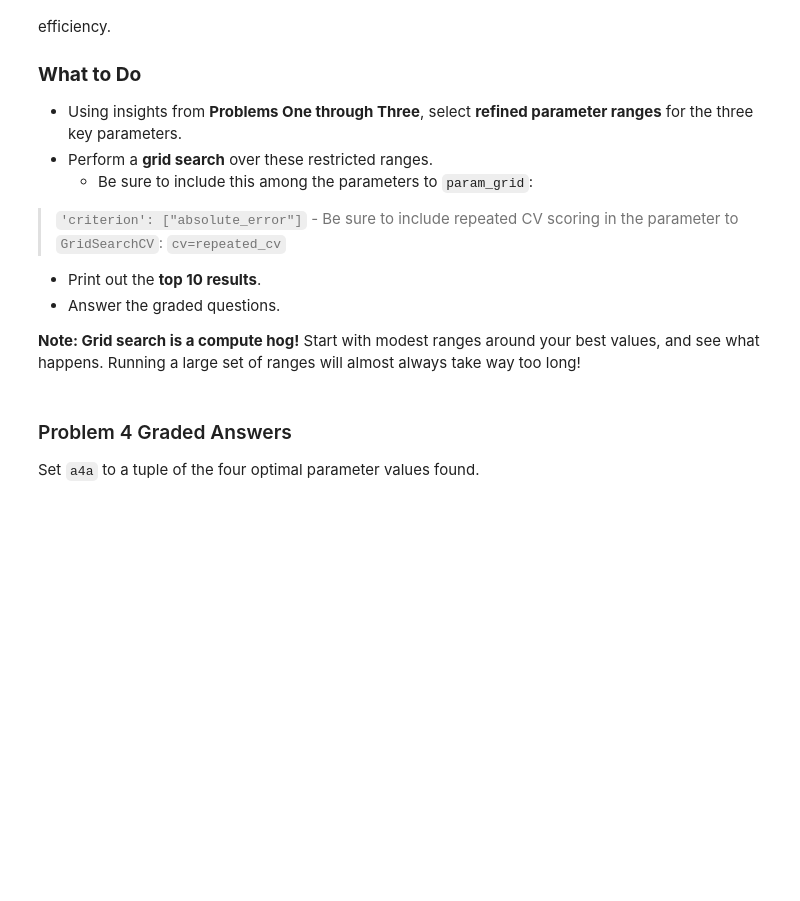
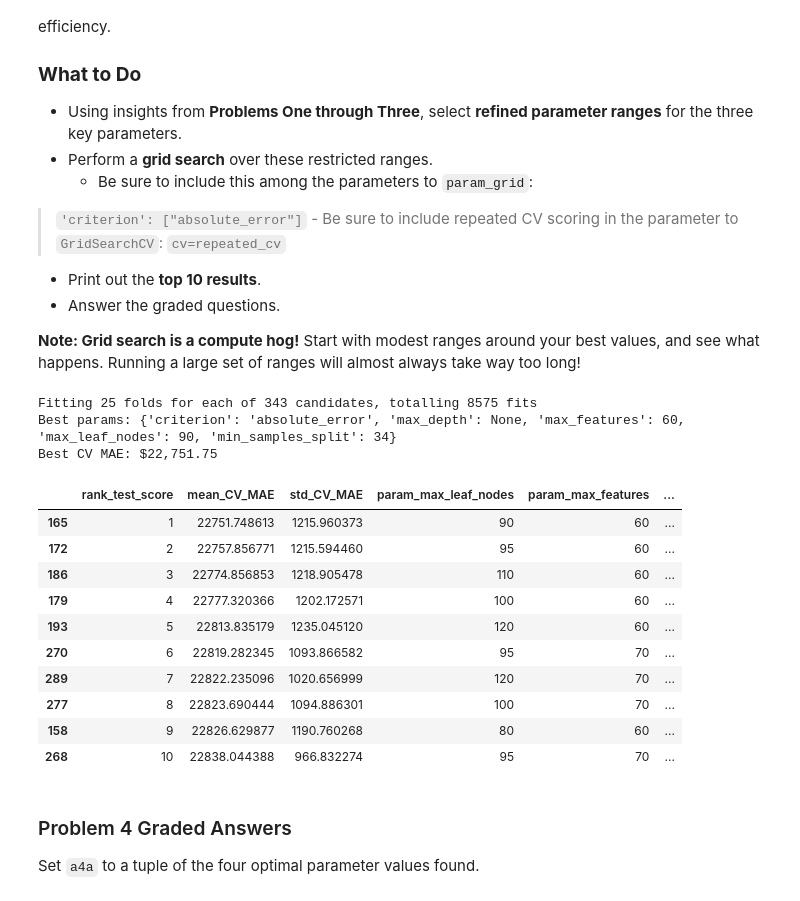
Before and after one commit to waysnyder/Module-3-Assignments, a Jupyter notebook: Homework_06.ipynb, the cells around one changed output. Saved outputs shown, nothing was run; the diff lists cells and outputs as text; code cells hidden in the pictures; blank space fills up the shorter version.

```diff
--- a/Homework_06.ipynb
+++ b/Homework_06.ipynb
@@ -551,3 +578,68 @@ Now that we have a solid understanding of how our parameters influence model per
+# %%
+# Your code here
+# Refined ranges around the best values you found
+param_grid = {
+    "criterion": ["absolute_error"],
+
+    # Around best ~95
+    "max_leaf_nodes": [70, 80, 90, 95, 100, 110, 120],
+
+    # Around best ~60 (and include None = "all features" as a comparison)
+    "max_features": [40, 50, 55, 60, 65, 70, None],
+
+    # Around best ~34
+    "min_samples_split": [2, 10, 20, 30, 34, 40, 50],
+
+    # Keep depth unconstrained since leaf_nodes is doing the sizing
+    "max_depth": [None],
+}
+
+dt = DecisionTreeRegressor(random_state=random_seed)
+
+grid = GridSearchCV(
+    estimator=dt,
+    param_grid=param_grid,
+    scoring="neg_mean_absolute_error",
+    cv=repeated_cv,
+    n_jobs=-1,
+    verbose=1,
+    return_train_score=False
+)
+
+grid.fit(X_train, y_train)
+
+print("Best params:", grid.best_params_)
+print(f"Best CV MAE: ${-grid.best_score_:,.2f}")  # convert neg MAE to MAE
+
+# Top 10 results
+results = pd.DataFrame(grid.cv_results_)
+
+top10 = (
+    results.sort_values("mean_test_score", ascending=False)  # higher (less negative) is better
+           .head(10)
+           .copy()
+)
+
+top10["mean_CV_MAE"] = -top10["mean_test_score"]
+top10["std_CV_MAE"]  =  top10["std_test_score"]  # std is same magnitude; scores are negative but std is positive
+
+cols = ["rank_test_score", "mean_CV_MAE", "std_CV_MAE", "param_max_leaf_nodes", "param_max_features", "param_min_samples_split", "param_max_depth", "param_criterion"]
+top10[cols]
+# %% [output]
+Fitting 25 folds for each of 343 candidates, totalling 8575 fits
+Best params: {'criterion': 'absolute_error', 'max_depth': None, 'max_features': 60, 'max_leaf_nodes': 90, 'min_samples_split': 34}
+Best CV MAE: $22,751.75
+|  | rank_test_score | mean_CV_MAE | std_CV_MAE | param_max_leaf_nodes | param_max_features | ... |
+| 165 | 1 | 22751.748613 | 1215.960373 | 90 | 60 | ... |
+| 172 | 2 | 22757.856771 | 1215.594460 | 95 | 60 | ... |
+| 186 | 3 | 22774.856853 | 1218.905478 | 110 | 60 | ... |
+| 179 | 4 | 22777.320366 | 1202.172571 | 100 | 60 | ... |
+| 193 | 5 | 22813.835179 | 1235.045120 | 120 | 60 | ... |
+| 270 | 6 | 22819.282345 | 1093.866582 | 95 | 70 | ... |
+| 289 | 7 | 22822.235096 | 1020.656999 | 120 | 70 | ... |
+| 277 | 8 | 22823.690444 | 1094.886301 | 100 | 70 | ... |
+| 158 | 9 | 22826.629877 | 1190.760268 | 80 | 60 | ... |
+| 268 | 10 | 22838.044388 | 966.832274 | 95 | 70 | ... |
 # %% [markdown]
 ### Problem 4 Graded Answers
 
```
Also changed, not shown: parts of 16 cells of this notebook.
